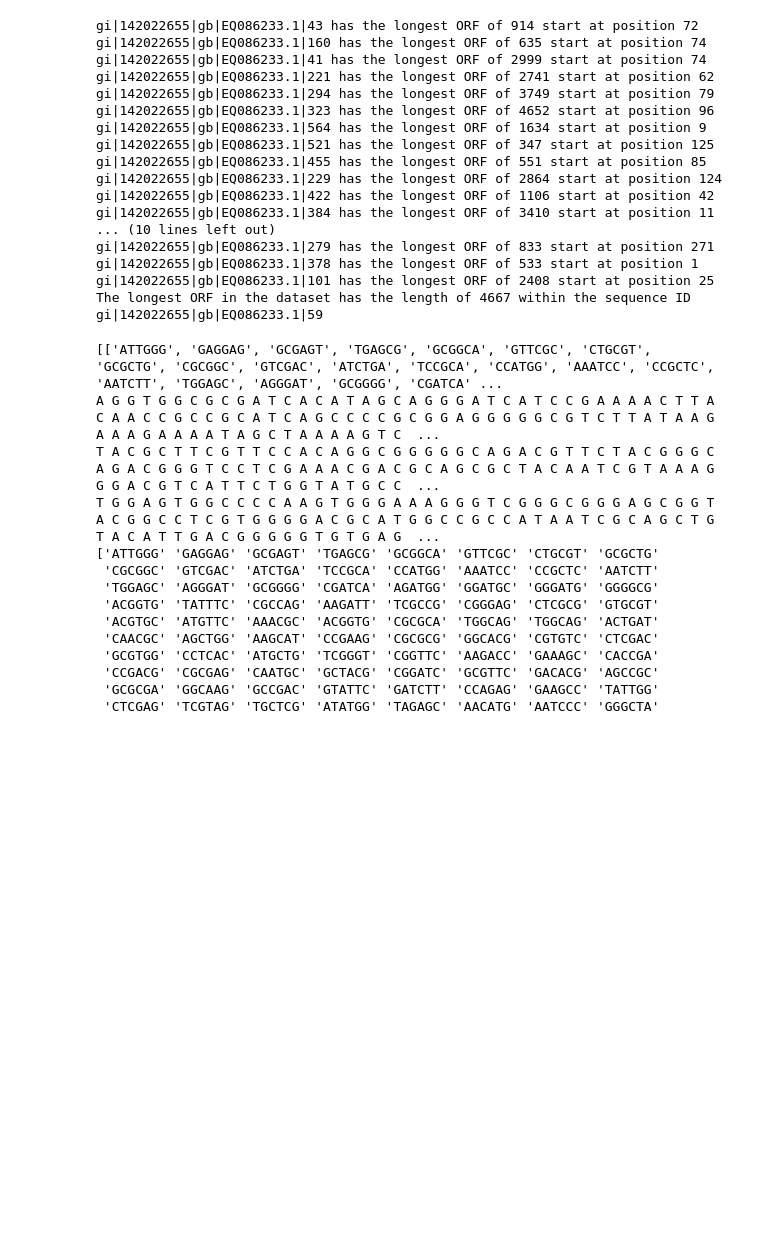
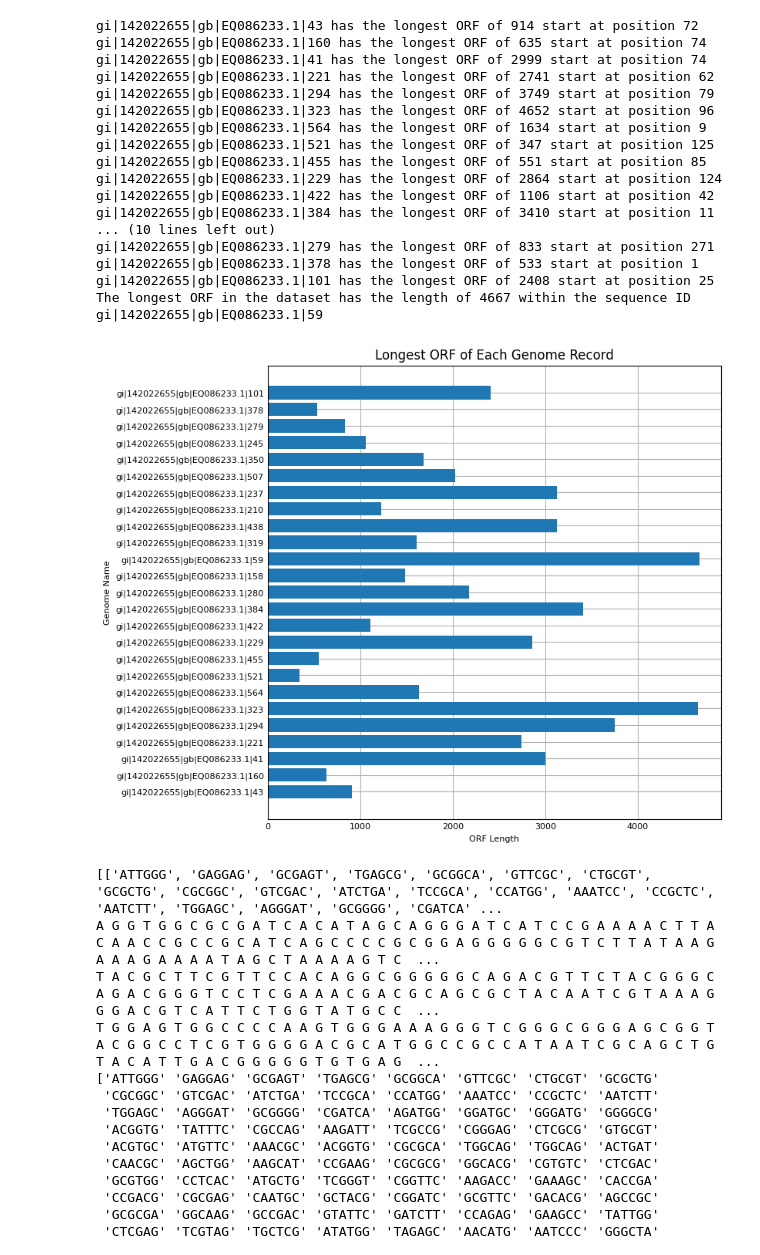
Before and after one commit to nnttluna/genomic-data-science, a Jupyter notebook: sequence_identification.ipynb, the cells around one changed output. Cells and saved outputs as stored; diff of their text form; code cells hidden in the pictures; blank space fills up the shorter version.

```diff
--- a/sequence_identification.ipynb
+++ b/sequence_identification.ipynb
@@ -151,6 +151,8 @@ def stop_codon_at(seq, reading_frame):
 i = 0
 j = 0
 global_longest_ORF = 0
+seq_name =[]
+ORF = []
 for i in range (0,len(seqs)):
   have_ORF = False
   local_longest_ORF = 0
@@ -171,6 +173,8 @@ for i in range (0,len(seqs)):
     print(list(seqs)[i],'has the longest ORF of', local_longest_ORF,'start at position',starting_point)
   else:
     print(list(seqs)[i],'has no valid ORF')
+  seq_name.append(list(seqs)[i])
+  ORF.append(local_longest_ORF)
   i=i+1
 
 print('The longest ORF in the dataset has the length of', global_longest_ORF, 'within the sequence ID', list(seqs)[j])
@@ -192,6 +196,57 @@ gi|142022655|gb|EQ086233.1|279 has the longest ORF of 833 start at position 271
 gi|142022655|gb|EQ086233.1|378 has the longest ORF of 533 start at position 1
 gi|142022655|gb|EQ086233.1|101 has the longest ORF of 2408 start at position 25
 The longest ORF in the dataset has the length of 4667 within the sequence ID gi|142022655|gb|EQ086233.1|59
+# %%
+import matplotlib.pyplot as plt
+import numpy as np
+
+#data = np.vstack((seq_name, ORF))
+
+#plt.figure(figsize=(8,8),edgecolor='blue')
+#plt.hist(data, bins=15, orientation='horizontal')
+#plt.gca().invert_yaxis()
+#plt.show()
+
+plt.style.use('_mpl-gallery')
+
+# make data:
+x = seq_name
+y = ORF
+
+# plot
+
+fig, ax = plt.subplots(figsize=(6,6))
+y_pos = np.arange(len(seq_name))
+plt.gca().invert_yaxis()
+
+ax.barh(x, y, align='center')
+ax.set_yticks(y_pos, labels=seq_name)
+ax.invert_yaxis()  # labels read top-to-bottom
+
+# creating a dictionary
+font = {'size': 12}
+
+# using rc function
+#plt.rc('font', **font)
+
+# plotting a plot
+#plt.plot(x, y)
+
+# setting title name
+plt.title("Longest ORF of Each Genome Record", fontsize=12)
+
+# setting x axis label
+plt.ylabel("Genome Name")
+
+# setting y axis label
+plt.xlabel("ORF Length")
+
+#ax.set(xlim=(0, 8), xticks=np.arange(1, 8),
+#       ylim=(0, 8), yticks=np.arange(1, 8))
+
+plt.show()
+# %% [output]
+[figure, added]
 # %%
 # dentify all repeats of length n in all sequences; determine how many times each repeat occurs in the file, and which is the most frequent repeat of a given length
 # %%
```
Also changed, not shown: parts of 1 cell of this notebook.
